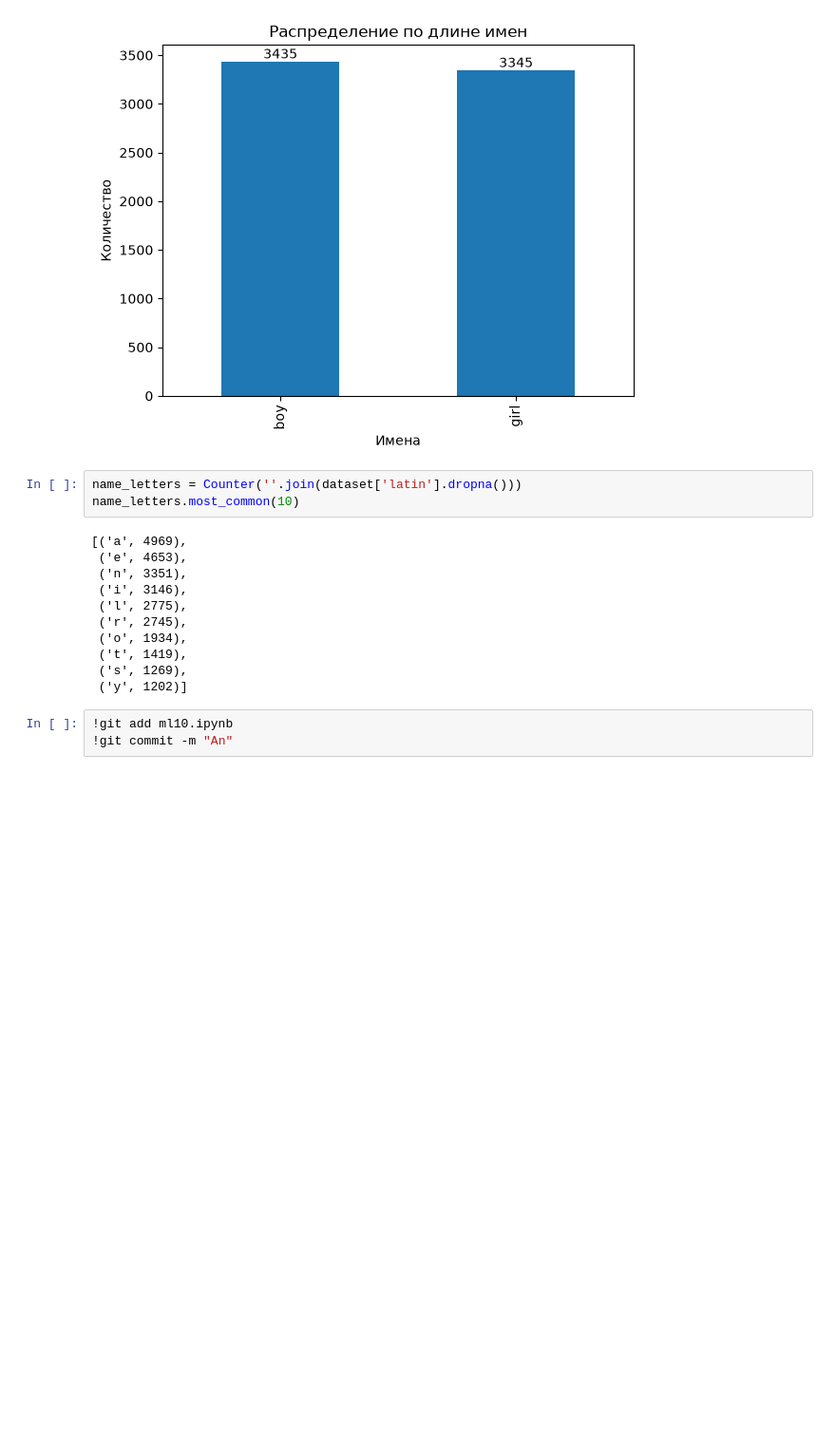
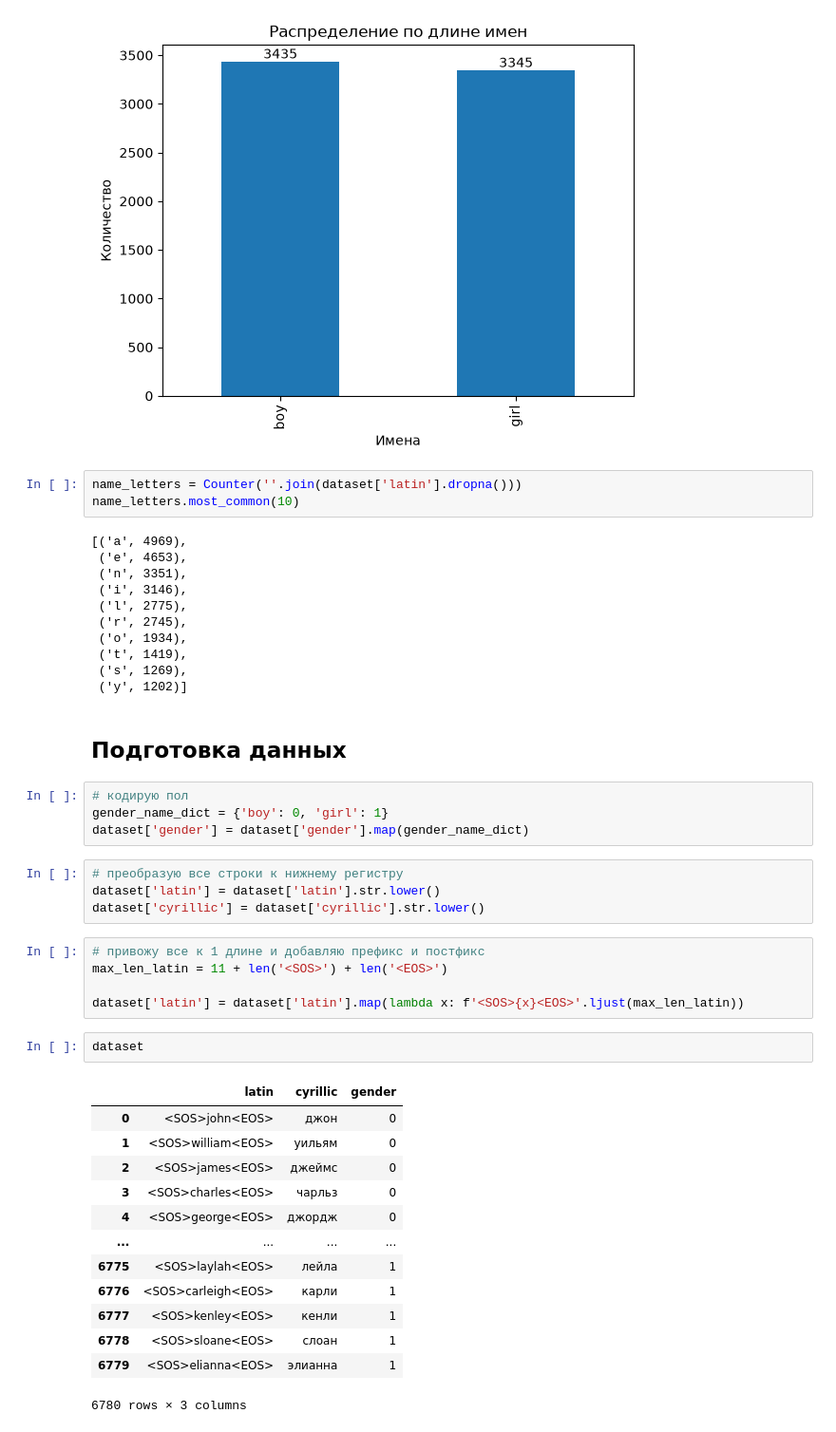
Before and after one commit to Magrusha/ds_pytorch-rnn-from-scratch, a Jupyter notebook: src/ml10.ipynb, the cells around one changed output. Shown at 95% size. Cells and saved outputs as stored; diff of their text form; blank space fills up the shorter version.

```diff
--- a/src/ml10.ipynb
+++ b/src/ml10.ipynb
@@ -70,6 +70,34 @@ name_letters.most_common(10)
  ('t', 1419),
  ('s', 1269),
  ('y', 1202)]
-# %%
-!git add ml10.ipynb
-!git commit -m "An"
+# %% [markdown]
+## Подготовка данных
+# %%
+# кодирую пол
+gender_name_dict = {'boy': 0, 'girl': 1}
+dataset['gender'] = dataset['gender'].map(gender_name_dict)
+# %%
+# преобразую все строки к нижнему регистру
+dataset['latin'] = dataset['latin'].str.lower()
+dataset['cyrillic'] = dataset['cyrillic'].str.lower()
+# %%
+# привожу все к 1 длине и добавляю префикс и постфикс
+max_len_latin = 11 + len('<SOS>') + len('<EOS>')
+
+dataset['latin'] = dataset['latin'].map(lambda x: f'<SOS>{x}<EOS>'.ljust(max_len_latin))
+# %%
+dataset
+# %% [output]
+|  | latin | cyrillic | gender |
+| 0 | <SOS>john<EOS> | джон | 0 |
+| 1 | <SOS>william<EOS> | уильям | 0 |
+| 2 | <SOS>james<EOS> | джеймс | 0 |
+| 3 | <SOS>charles<EOS> | чарльз | 0 |
+| 4 | <SOS>george<EOS> | джордж | 0 |
+| ... | ... | ... | ... |
+| 6775 | <SOS>laylah<EOS> | лейла | 1 |
+| 6776 | <SOS>carleigh<EOS> | карли | 1 |
+| 6777 | <SOS>kenley<EOS> | кенли | 1 |
+| 6778 | <SOS>sloane<EOS> | слоан | 1 |
+| 6779 | <SOS>elianna<EOS> | элианна | 1 |
+6780 rows × 3 columns
```
Also changed, not shown: parts of 3 cells of this notebook.
